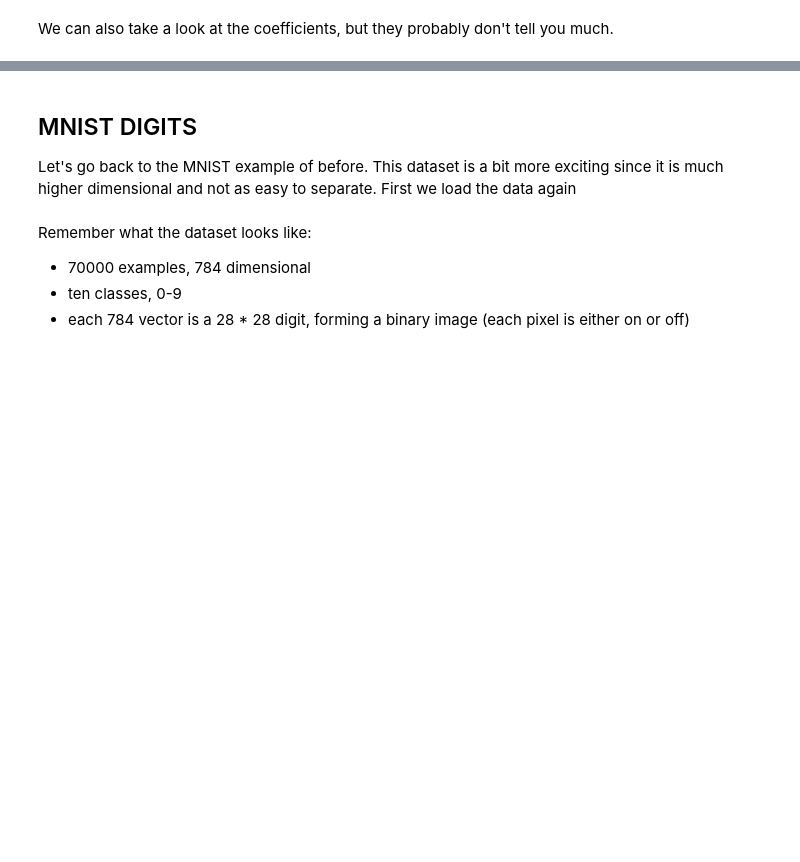
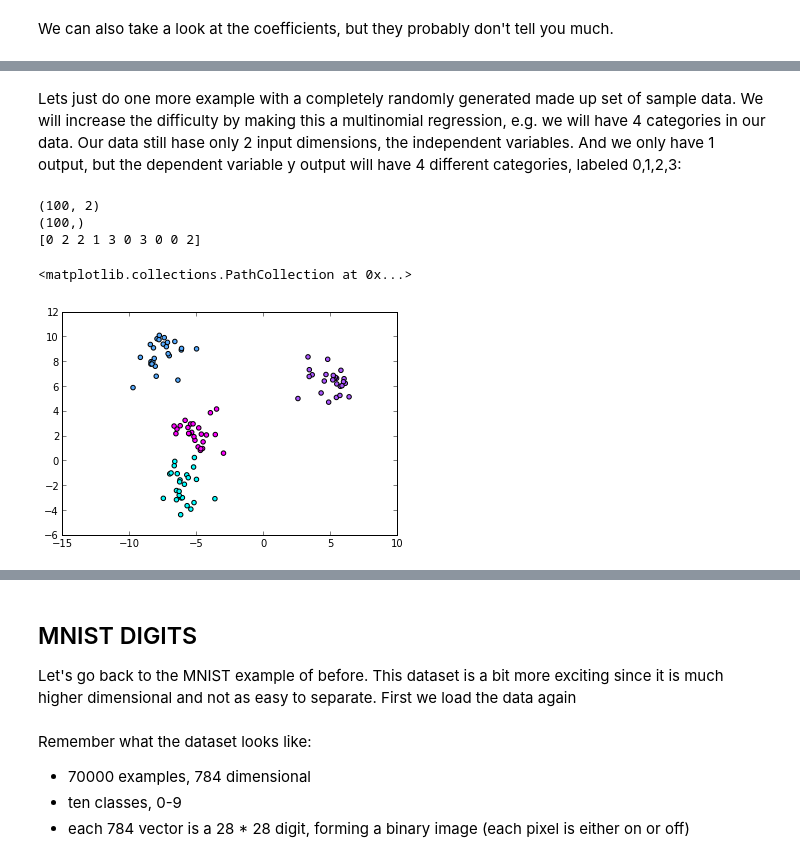
Before and after one commit to tgrasty/CSCI574-Machine-Learning, a Jupyter notebook: Lecture-05-Logistic-Regression.ipynb, the cells around one changed output, grey strips where cells are left out. Drawn from its saved outputs; the diff is of its cells as text; code cells hidden in the pictures; blank space fills up the shorter version.

Commit message:
Added one more example using a multinomial logistic regression.

```diff
--- a/Lecture-05-Logistic-Regression.ipynb
+++ b/Lecture-05-Logistic-Regression.ipynb
@@ -102,0 +130,15 @@ array([[-0.62175363,  0.80192427]])
+# %% [markdown]
+Lets just do one more example with a completely randomly generated made up set of sample data.  We will increase the difficulty by making this a multinomial regression, e.g. we will have 4 categories in our data.  Our data still hase only 2 input dimensions, the independent variables.  And we only have 1 output, but the dependent variable y output will have 4 different categories, labeled 0,1,2,3:
+# %%
+X, y = make_blobs(centers=4, cluster_std=1.0)   # harder example, 4 cluster with 2 independent measures
+print X.shape
+print y.shape
+print y[:10]
+plt.cool()
+plt.scatter(X[:, 0], X[:, 1], c=y)
+# %% [output]
+(100, 2)
+(100,)
+[0 2 2 1 3 0 3 0 0 2]
+<matplotlib.collections.PathCollection at 0x...>
+[figure, added]
```
Also changed, not shown: parts of 20 cells of this notebook, 1 other file.
